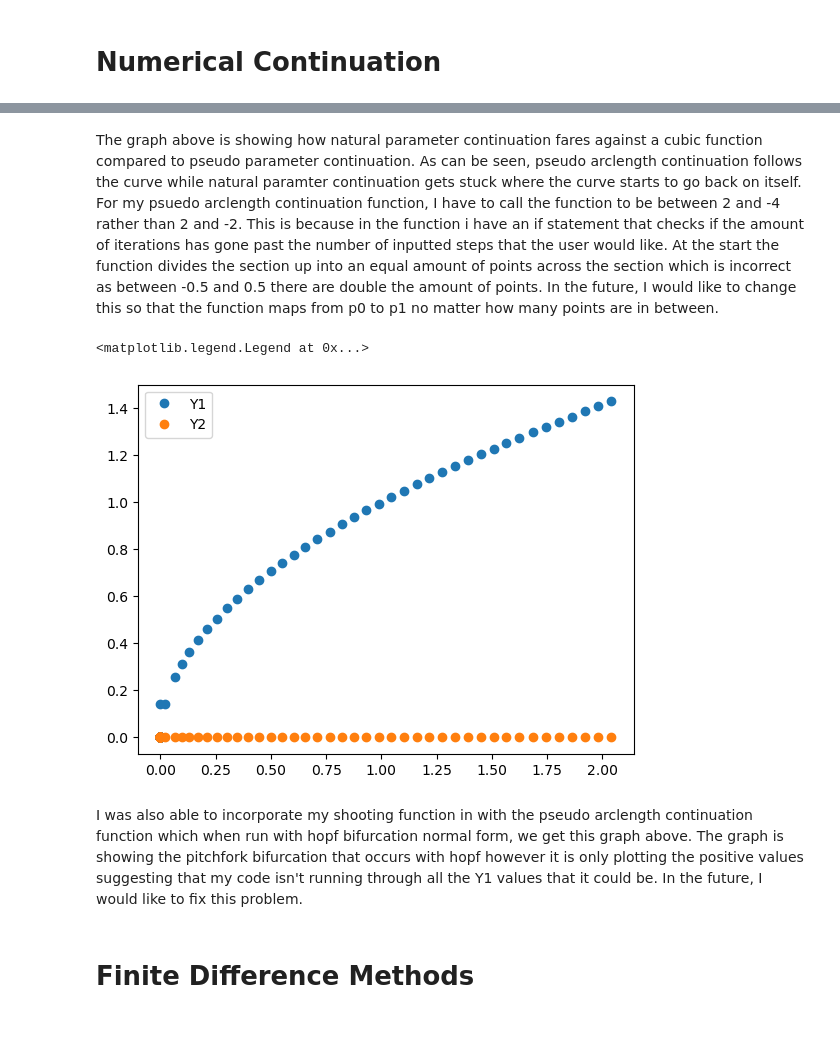
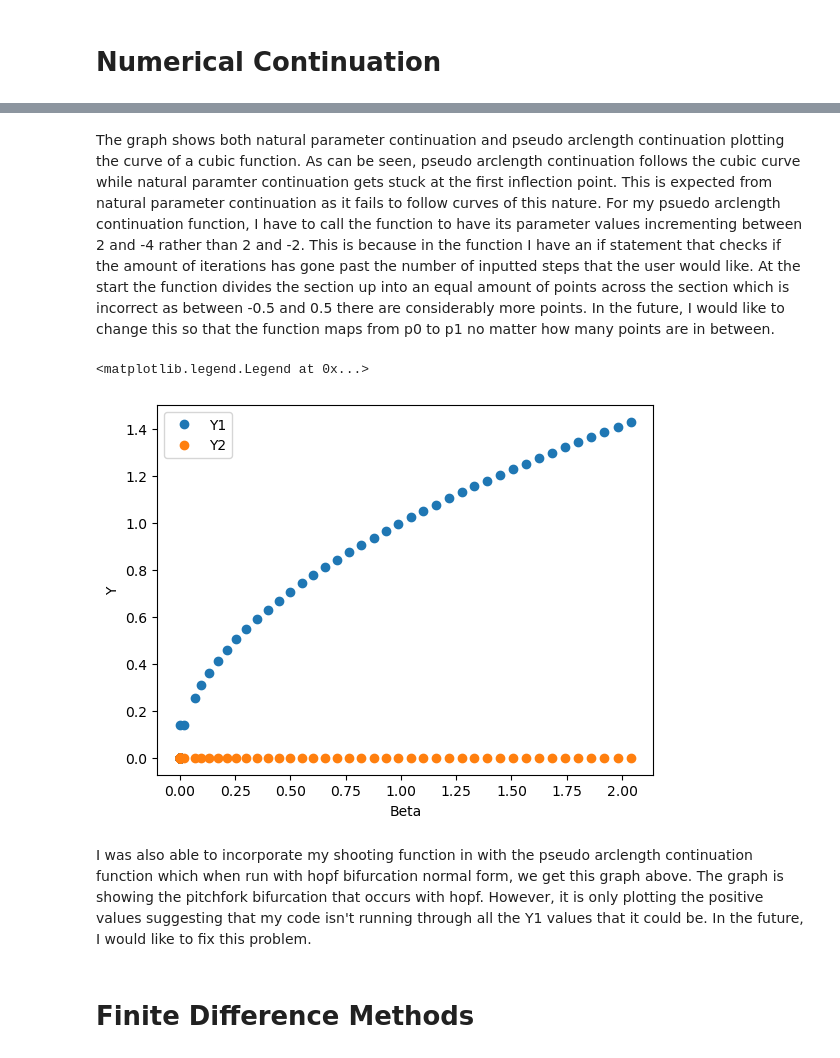
Before and after one commit to Jack904/SciCompCoursework, a Jupyter notebook: Scientific Computing Coursework Jack Gurney.ipynb, the cells around one changed output, grey strips where cells are left out. Saved outputs shown, nothing was run; the diff lists cells and outputs as text; code cells hidden in the pictures; blank space fills up the shorter version.

```diff
--- a/Scientific Computing Coursework Jack Gurney.ipynb
+++ b/Scientific Computing Coursework Jack Gurney.ipynb
@@ -75,17 +81,18 @@ plt.show()
 # %% [markdown]
-The graph above is showing how natural parameter continuation fares against a cubic function compared to pseudo parameter continuation. As can be seen, pseudo arclength continuation follows the curve while natural paramter continuation gets stuck where the curve starts to go back on itself. For my psuedo arclength continuation function, I have to call the function to be between 2 and -4 rather than 2 and -2. This is because in the function i have an if statement that checks if the amount of iterations has gone past the number of inputted steps that the user would like. At the start the function divides the section up into an equal amount of points across the section which is incorrect as between -0.5 and 0.5 there are double the amount of points. In the future, I would like to change this so that the function maps from p0 to p1 no matter how many points are in between.
+The graph shows both natural parameter continuation and pseudo arclength continuation plotting the curve of a cubic function. As can be seen, pseudo arclength continuation follows the cubic curve while natural paramter continuation gets stuck at the first inflection point. This is expected from natural parameter continuation as it fails to follow curves of this nature. For my psuedo arclength continuation function, I have to call the function to have its parameter values incrementing between 2 and -4 rather than 2 and -2. This is because in the function I have an if statement that checks if the amount of iterations has gone past the number of inputted steps that the user would like. At the start the function divides the section up into an equal amount of points across the section which is incorrect as between -0.5 and 0.5 there are considerably more points. In the future, I would like to change this so that the function maps from p0 to p1 no matter how many points are in between.
 # %%
 x3,y3 = pseudo_parameter(hopf_ode, (0.1,0,6), 0, 2, 100, discretisation='shooting')
 
-
 plt.plot(x3,y3[0,:],'o',label = 'Y1')
 plt.plot(x3,y3[1,:],'o',label = 'Y2')
+plt.xlabel('Beta')
+plt.ylabel('Y')
 plt.legend(loc = 'upper left')
 # %% [output]
 <matplotlib.legend.Legend at 0x...>
-[figure, old version]
+[figure, new version]
 # %% [markdown]
-I was also able to incorporate my shooting function in with the pseudo arclength continuation function which when run with hopf bifurcation normal form, we get this graph above. The graph is showing the pitchfork bifurcation that occurs with hopf however it is only plotting the positive values suggesting that my code isn't running through all the Y1 values that it could be. In the future, I would like to fix this problem.
+I was also able to incorporate my shooting function in with the pseudo arclength continuation function which when run with hopf bifurcation normal form, we get this graph above. The graph is showing the pitchfork bifurcation that occurs with hopf. However, it is only plotting the positive values suggesting that my code isn't running through all the Y1 values that it could be. In the future, I would like to fix this problem.
 # %% [markdown]
 # Finite Difference Methods
 # %% [markdown]
```
Also changed, not shown: parts of 14 cells of this notebook, 4 other files.
